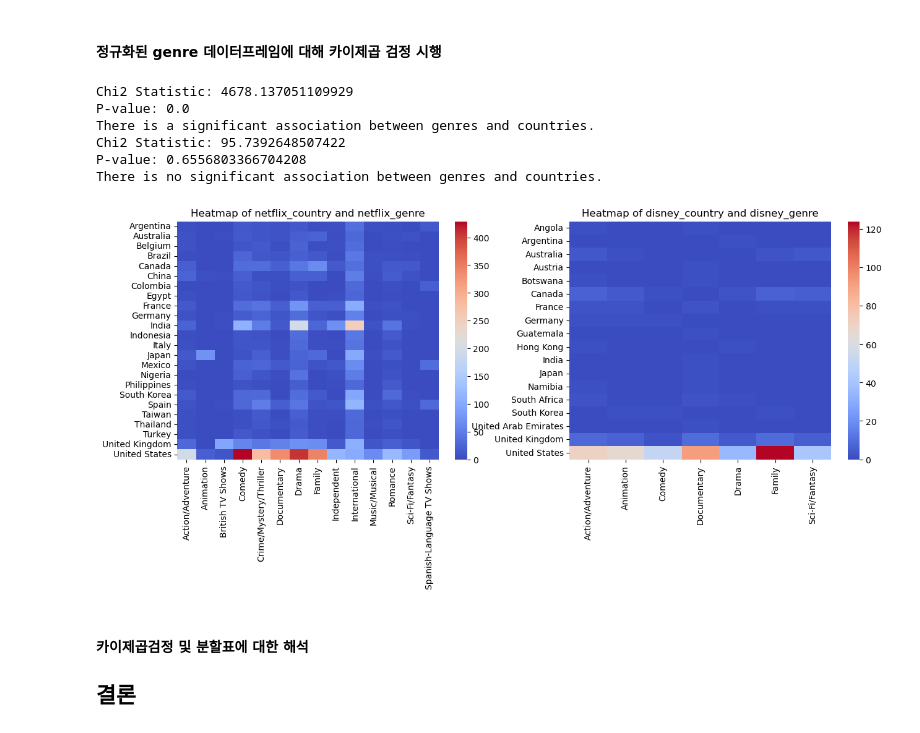
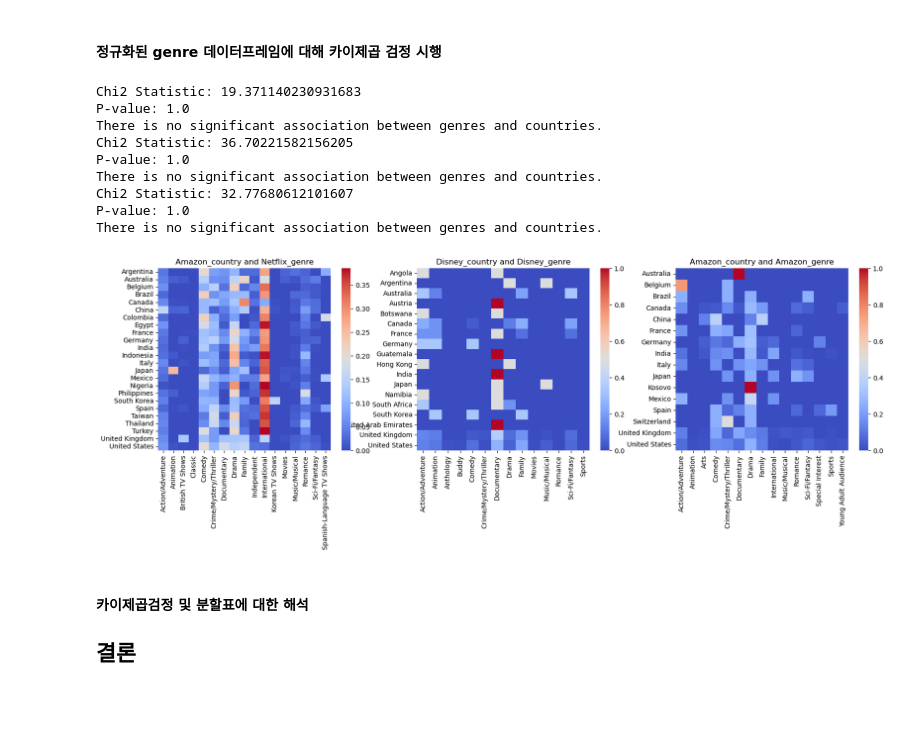
Before and after one commit to FennexFox/datathon, a Jupyter notebook: Datathon_01 copy.ipynb, the cells around one changed output. Saved outputs shown, nothing was run; the diff lists cells and outputs as text; code cells hidden in the pictures; blank space fills up the shorter version.

```diff
--- a/Datathon_01 copy.ipynb
+++ b/Datathon_01 copy.ipynb
@@ -741,3 +793,30 @@ disney_recent_genre_relevant
+# %%
+# dataframe_recnet_genre를 정규화
+
+netflix_recent_genre = netflix_recent_genre.astype(float)
+netflix_recent_genre = netflix_recent_genre.div(netflix_recent_genre.sum(axis = 1), axis = 0)
+netflix_recent_genre.name = "Netflix_genre"
+
+disney_recent_genre = disney_recent_genre.astype(float)
+disney_recent_genre = disney_recent_genre.div(disney_recent_genre.sum(axis = 1), axis = 0)
+disney_recent_genre.name = "Disney_genre"
+
+amazon_recent_genre = amazon_recent_genre.astype(float)
+amazon_recent_genre = amazon_recent_genre.div(amazon_recent_genre.sum(axis = 1), axis = 0)
+amazon_recent_genre.name = "Amazon_genre"
+
+# recent_country
+netflix_recent_country_relevant = netflix_recent_country_relevant.astype(float)
+netflix_recent_country_relevant = netflix_recent_country_relevant.div(netflix_recent_country_relevant.sum(axis=0), axis=1)
+netflix_recent_country_relevant.name = "Amazon_country"
+
+disney_recent_country_relevant = disney_recent_country_relevant.astype(float)
+disney_recent_country_relevant = disney_recent_country_relevant.div(disney_recent_country_relevant.sum(axis=0), axis=1)
+disney_recent_country_relevant.name = "Disney_country"
+
+amazon_recent_country_relevant = amazon_recent_country_relevant.astype(float)
+amazon_recent_country_relevant = amazon_recent_country_relevant.div(amazon_recent_country_relevant.sum(axis=0), axis=1)
+amazon_recent_country_relevant.name = "Amazon_country"
 # %% [markdown]
 #### 정규화된 genre 데이터프레임에 대해 카이제곱 검정 시행
 # %%
@@ -757,23 +836,27 @@ def chi2_and_heatmap(country, genre, ax):
         print("There is no significant association between genres and countries.")
 
     sns.heatmap(contingency_table, annot=False, cmap='coolwarm', ax = ax)
-    ax.set_title(f'Heatmap of {country.name} and {genre.name}')
-    # plt.show()
+    ax.set_title(f'{country.name} and {genre.name}')
 # %%
-fig = plt.figure(figsize = (15, 5))
-ax1 = fig.add_subplot(1, 2, 1)
-ax2 = fig.add_subplot(1, 2, 2)
+fig = plt.figure(figsize = (20, 5))
+ax1 = fig.add_subplot(1, 3, 1)
+ax2 = fig.add_subplot(1, 3, 2)
+ax3 = fig.add_subplot(1, 3, 3)
 
-chi2_and_heatmap(netflix_recent_country_relevant, netflix_recent_genre_relevant, ax1)
-chi2_and_heatmap(disney_recent_country_relevant, disney_recent_genre_relevant, ax2)
+chi2_and_heatmap(netflix_recent_country_relevant, netflix_recent_genre, ax1)
+chi2_and_heatmap(disney_recent_country_relevant, disney_recent_genre, ax2)
+chi2_and_heatmap(amazon_recent_country_relevant, amazon_recent_genre, ax3)
 # %% [output]
-Chi2 Statistic: 4678.137051109929
-P-value: 0.0
-There is a significant association between genres and countries.
-Chi2 Statistic: 95.7392648507422
-P-value: 0.6556803366704208
+Chi2 Statistic: 19.371140230931683
+P-value: 1.0
 There is no significant association between genres and countries.
+Chi2 Statistic: 36.70221582156205
+P-value: 1.0
+There is no significant association between genres and countries.
+Chi2 Statistic: 32.77680612101607
+P-value: 1.0
+There is no significant association between genres and countries.
-[figure, old version]
+[figure, new version]
 # %% [markdown]
 #### 카이제곱검정 및 분할표에 대한 해석
 
```
Also changed, not shown: parts of 12 cells of this notebook, 2 other files.
